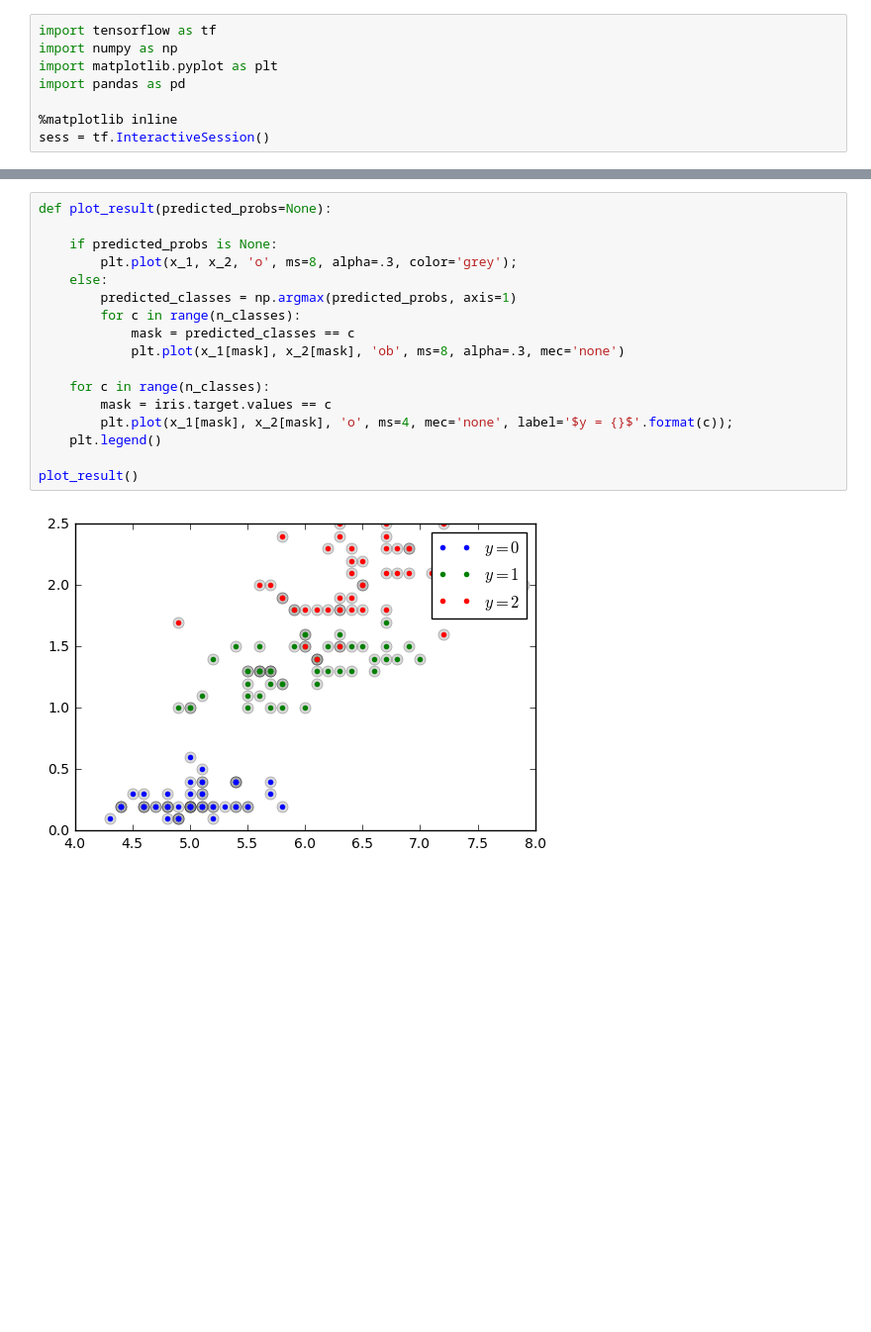
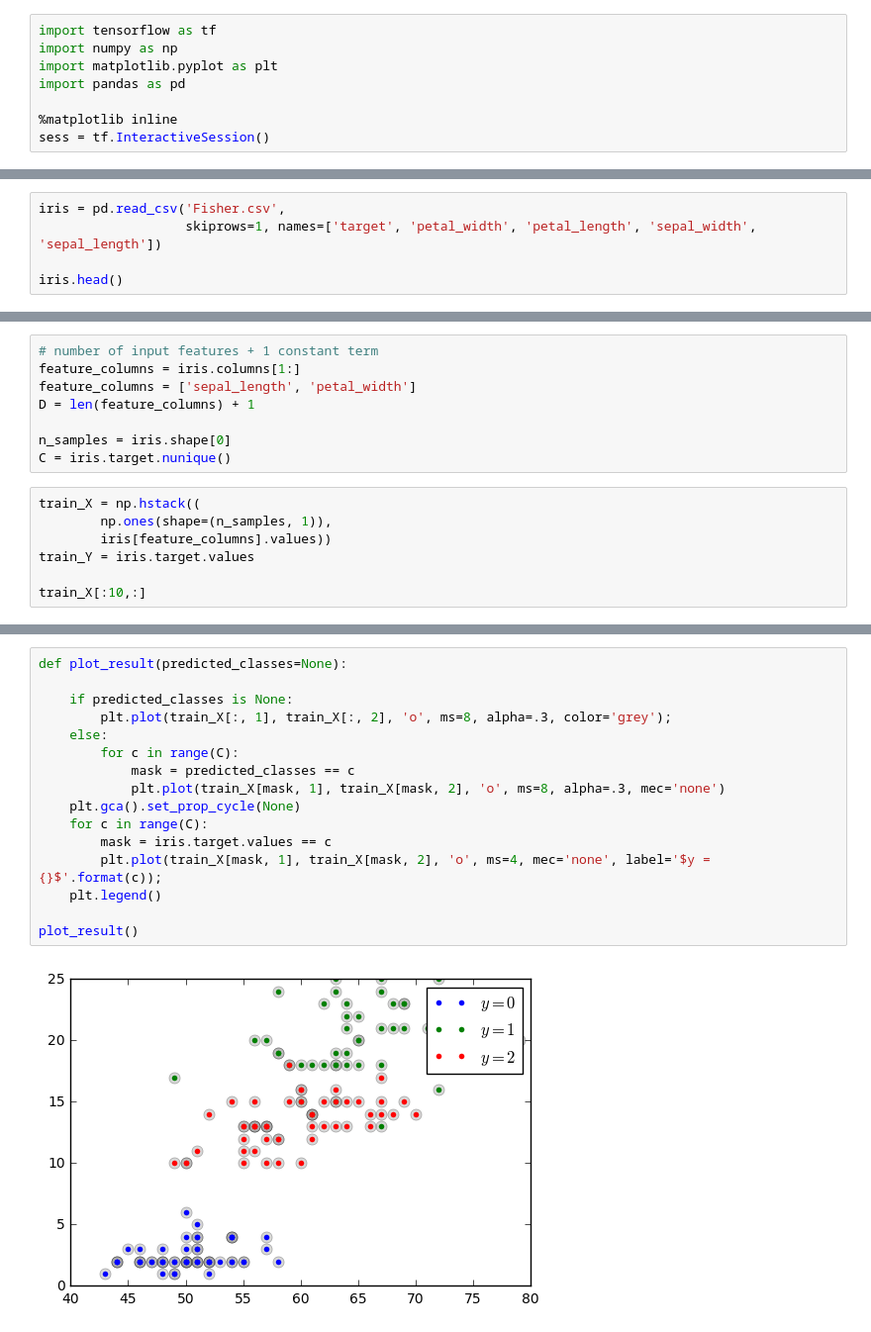
Before and after one commit to pilipolio/schibsted-study, a Jupyter notebook: notebooks/201611_multiclass_classification.ipynb, the cells around one changed output, grey strips where cells are left out. Shown at 99% size. Cells and saved outputs as stored; diff of their text form; blank space fills up the shorter version.

```diff
--- a/notebooks/201611_multiclass_classification.ipynb
+++ b/notebooks/201611_multiclass_classification.ipynb
@@ -42,0 +22,5 @@ train_Y = iris.target.values.reshape(n_samples, 1)
+# %%
+iris = pd.read_csv('Fisher.csv',
+                   skiprows=1, names=['target', 'petal_width', 'petal_length', 'sepal_width', 'sepal_length'])
+
+iris.head()
@@ -42,0 +34,15 @@ train_Y = iris.target.values.reshape(n_samples, 1)
+# %%
+# number of input features + 1 constant term
+feature_columns = iris.columns[1:]
+feature_columns = ['sepal_length', 'petal_width']
+D = len(feature_columns) + 1
+
+n_samples = iris.shape[0]
+C = iris.target.nunique()
+# %%
+train_X = np.hstack((
+        np.ones(shape=(n_samples, 1)),
+        iris[feature_columns].values))
+train_Y = iris.target.values
+
+train_X[:10,:]
@@ -43,19 +60,18 @@ train_Y = iris.target.values.reshape(n_samples, 1)
 # %%
-def plot_result(predicted_probs=None):
+def plot_result(predicted_classes=None):
 
-    if predicted_probs is None:
-        plt.plot(x_1, x_2, 'o', ms=8, alpha=.3, color='grey');
+    if predicted_classes is None:
+        plt.plot(train_X[:, 1], train_X[:, 2], 'o', ms=8, alpha=.3, color='grey');
     else:
-        predicted_classes = np.argmax(predicted_probs, axis=1)
-        for c in range(n_classes):
+        for c in range(C):
             mask = predicted_classes == c
-            plt.plot(x_1[mask], x_2[mask], 'ob', ms=8, alpha=.3, mec='none')
-
-    for c in range(n_classes):
+            plt.plot(train_X[mask, 1], train_X[mask, 2], 'o', ms=8, alpha=.3, mec='none')
+    plt.gca().set_prop_cycle(None)
+    for c in range(C):
         mask = iris.target.values == c
-        plt.plot(x_1[mask], x_2[mask], 'o', ms=4, mec='none', label='$y = {}$'.format(c));
+        plt.plot(train_X[mask, 1], train_X[mask, 2], 'o', ms=4, mec='none', label='$y = {}$'.format(c));
     plt.legend()
 
 plot_result()
 # %% [output]
-[figure, old version]
+[figure, new version]
```
Also changed, not shown: parts of 16 cells of this notebook.
